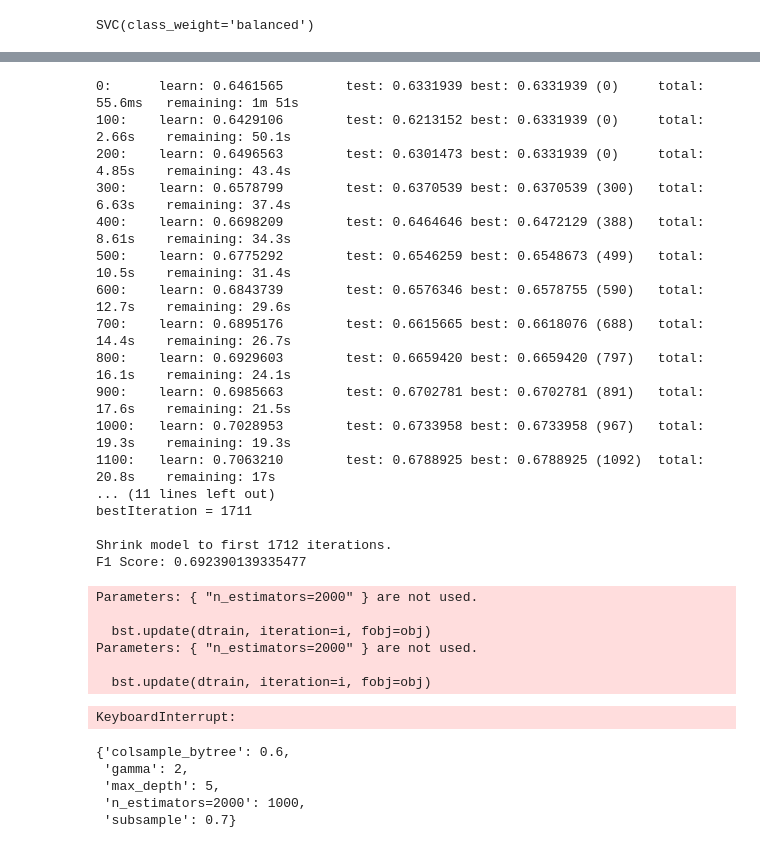
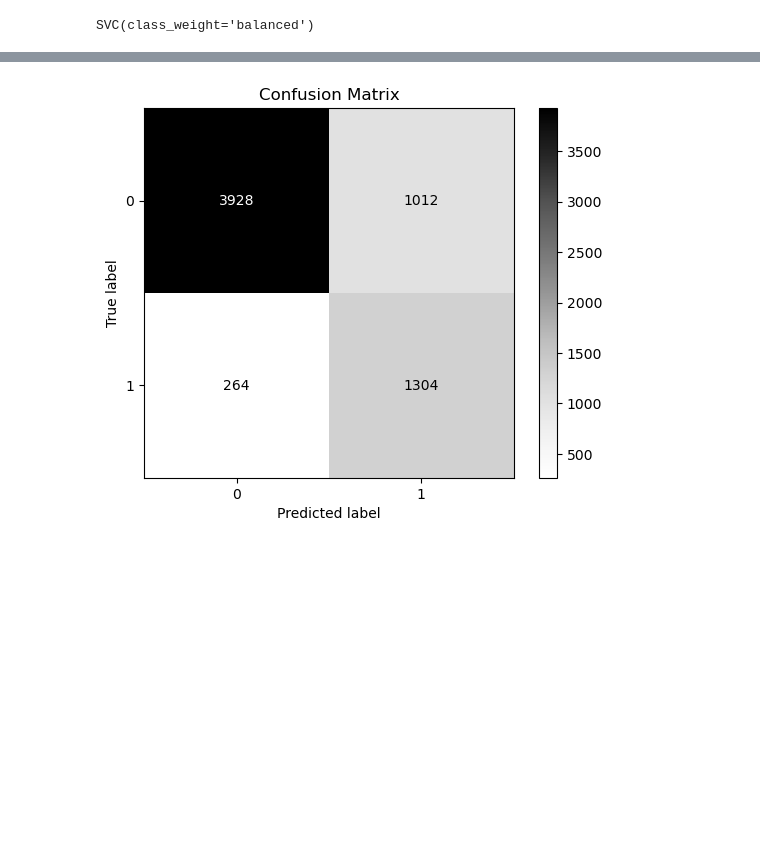
Before and after one commit to AryaRabiee/Adult-Income-Prediction, a Jupyter notebook: adult_income.ipynb, the cells around one changed output, grey strips where cells are left out. Cells and saved outputs as stored; diff of their text form; code cells hidden in the pictures; blank space fills up the shorter version.

Commit message:
Update And add Readme and Improve model

```diff
--- a/adult_income.ipynb
+++ b/adult_income.ipynb
@@ -151,2 +151,10 @@ from sklearn.metrics import f1_score , recall_score , precision_score , Confusio
 # %%
 from sklearn.neighbors import KNeighborsClassifier
+# %%
+error_rate = []
+for i in range(1,40):
+
+    knn = KNeighborsClassifier(n_neighbors=i)
+    knn.fit(X_train,y_train)
+    pred_i = knn.predict(X_test)
+    error_rate.append(np.mean(pred_i != y_test))
@@ -153,5 +170,5 @@ from sklearn.neighbors import KNeighborsClassifier
 # %%
-knn = KNeighborsClassifier(n_neighbors=11)
+knn = KNeighborsClassifier(n_neighbors=36)
 # %%
 knn.fit(X_train, y_train)
 # %% [output]
@@ -239,34 +249,0 @@ f1_score(y_test , svc_pred)
-# %%
-from catboost import CatBoostClassifier
-
-cat_model = CatBoostClassifier(
-    iterations=2000,
-    depth=5,
-    learning_rate=0.01,
-    eval_metric='F1',
-    verbose=100
-)
-
-cat_model.fit(X_train, y_train, eval_set=(X_test, y_test))
-y_pred = cat_model.predict(X_test)
-
-from sklearn.metrics import f1_score
-print("F1 Score:", f1_score(y_test, y_pred))
-# %% [output]
-0:      learn: 0.6461565        test: 0.6331939 best: 0.6331939 (0)     total: 55.6ms   remaining: 1m 51s
-100:    learn: 0.6429106        test: 0.6213152 best: 0.6331939 (0)     total: 2.66s    remaining: 50.1s
-200:    learn: 0.6496563        test: 0.6301473 best: 0.6331939 (0)     total: 4.85s    remaining: 43.4s
-300:    learn: 0.6578799        test: 0.6370539 best: 0.6370539 (300)   total: 6.63s    remaining: 37.4s
-400:    learn: 0.6698209        test: 0.6464646 best: 0.6472129 (388)   total: 8.61s    remaining: 34.3s
-500:    learn: 0.6775292        test: 0.6546259 best: 0.6548673 (499)   total: 10.5s    remaining: 31.4s
-600:    learn: 0.6843739        test: 0.6576346 best: 0.6578755 (590)   total: 12.7s    remaining: 29.6s
-700:    learn: 0.6895176        test: 0.6615665 best: 0.6618076 (688)   total: 14.4s    remaining: 26.7s
-800:    learn: 0.6929603        test: 0.6659420 best: 0.6659420 (797)   total: 16.1s    remaining: 24.1s
-900:    learn: 0.6985663        test: 0.6702781 best: 0.6702781 (891)   total: 17.6s    remaining: 21.5s
-1000:   learn: 0.7028953        test: 0.6733958 best: 0.6733958 (967)   total: 19.3s    remaining: 19.3s
-1100:   learn: 0.7063210        test: 0.6788925 best: 0.6788925 (1092)  total: 20.8s    remaining: 17s
-... (11 lines left out)
-bestIteration = 1711
-
-Shrink model to first 1712 iterations.
-F1 Score: 0.692390139335477
@@ -284,18 +249,0 @@ gs = GridSearchCV(XGBClassifier(), param_grid ,scoring="f1" , cv=5 )
-# %%
-gs.fit(X_train[:5000] , y_train[:5000] )
-# %% [output]
-Parameters: { "n_estimators=2000" } are not used.
-
-  bst.update(dtrain, iteration=i, fobj=obj)
-Parameters: { "n_estimators=2000" } are not used.
-
-  bst.update(dtrain, iteration=i, fobj=obj)
-KeyboardInterrupt:
-# %%
-gs.best_params_
-# %% [output]
-{'colsample_bytree': 0.6,
- 'gamma': 2,
- 'max_depth': 5,
- 'n_estimators=2000': 1000,
- 'subsample': 0.7}
@@ -301,0 +252,8 @@ gs.best_params_
+# %%
+cm_svc = confusion_matrix(y_test , svc_pred)
+disp = ConfusionMatrixDisplay(confusion_matrix=cm_svc)
+disp.plot(cmap='Grays')
+plt.title('Confusion Matrix')
+plt.show()
+# %% [output]
+[figure, added]
```
Also changed, not shown: parts of 20 cells of this notebook, 8 other files.
